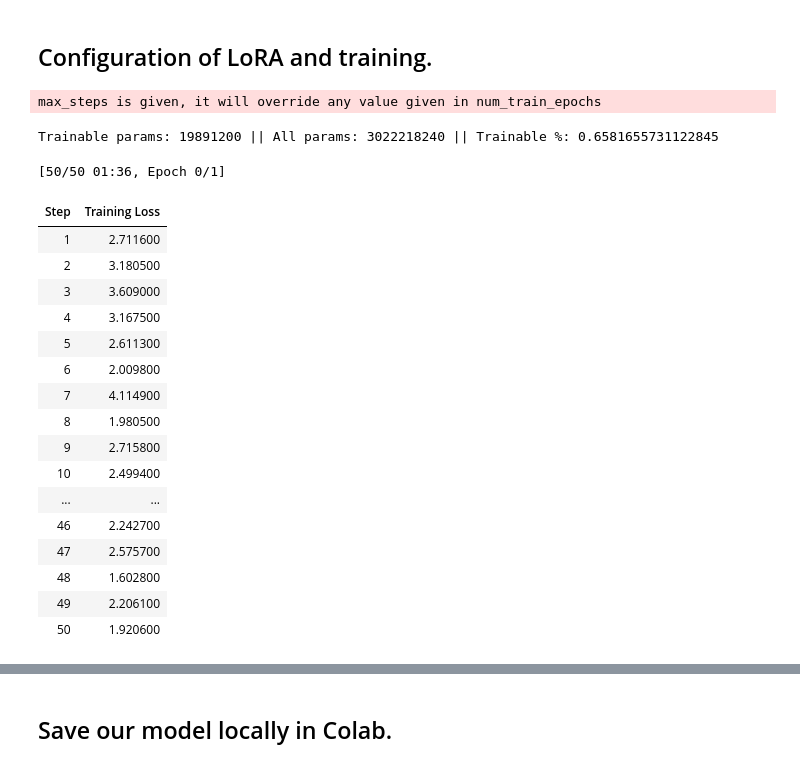
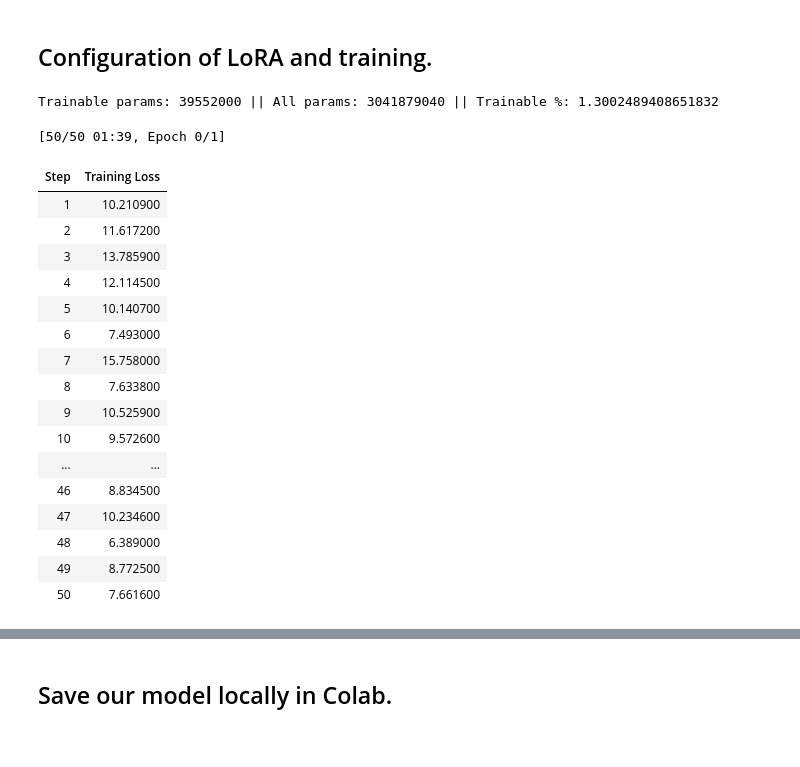
Before and after one commit to Anaphase21/LoRA-fine-tuning, a Jupyter notebook: LoRA_fine_tuning.ipynb, the cells around one changed output, grey strips where cells are left out. Drawn from its saved outputs; the diff is of its cells as text; code cells hidden in the pictures.

```diff
--- a/LoRA_fine_tuning.ipynb
+++ b/LoRA_fine_tuning.ipynb
@@ -446,36 +446,35 @@ BloomForCausalLM(
 # %% [markdown]
 ## Configuration of LoRA and training.
 # %%
-config = LoraConfig(r = 64,
+config = LoraConfig(r = 128,
                     lora_alpha = 16,
                     target_modules = ['query_key_value'],
                     lora_dropout = 0.1,
                     bias = "lora_only",
                     task_type = "CAUSAL_LM")
 model = get_peft_model(model, config)
 print_trainable_parameters(model)
 model = train_model(train_dataset)
 # %% [output]
-max_steps is given, it will override any value given in num_train_epochs
+Trainable params: 39552000 || All params: 3041879040 || Trainable %: 1.3002489408651832
-Trainable params: 19891200 || All params: 3022218240 || Trainable %: 0.6581655731122845
+[50/50 01:39, Epoch 0/1]
-[50/50 01:36, Epoch 0/1]
 | Step | Training Loss |
-| 1 | 2.711600 |
-| 2 | 3.180500 |
-| 3 | 3.609000 |
-| 4 | 3.167500 |
-| 5 | 2.611300 |
-| 6 | 2.009800 |
-| 7 | 4.114900 |
-| 8 | 1.980500 |
-| 9 | 2.715800 |
-| 10 | 2.499400 |
+| 1 | 10.210900 |
+| 2 | 11.617200 |
+| 3 | 13.785900 |
+| 4 | 12.114500 |
+| 5 | 10.140700 |
+| 6 | 7.493000 |
+| 7 | 15.758000 |
+| 8 | 7.633800 |
+| 9 | 10.525900 |
+| 10 | 9.572600 |
 | ... | ... |
-| 46 | 2.242700 |
-| 47 | 2.575700 |
-| 48 | 1.602800 |
-| 49 | 2.206100 |
-| 50 | 1.920600 |
+| 46 | 8.834500 |
+| 47 | 10.234600 |
+| 48 | 6.389000 |
+| 49 | 8.772500 |
+| 50 | 7.661600 |
 # %%
 print(model)
 # %% [output]
```
Also changed, not shown: parts of 7 cells of this notebook.
